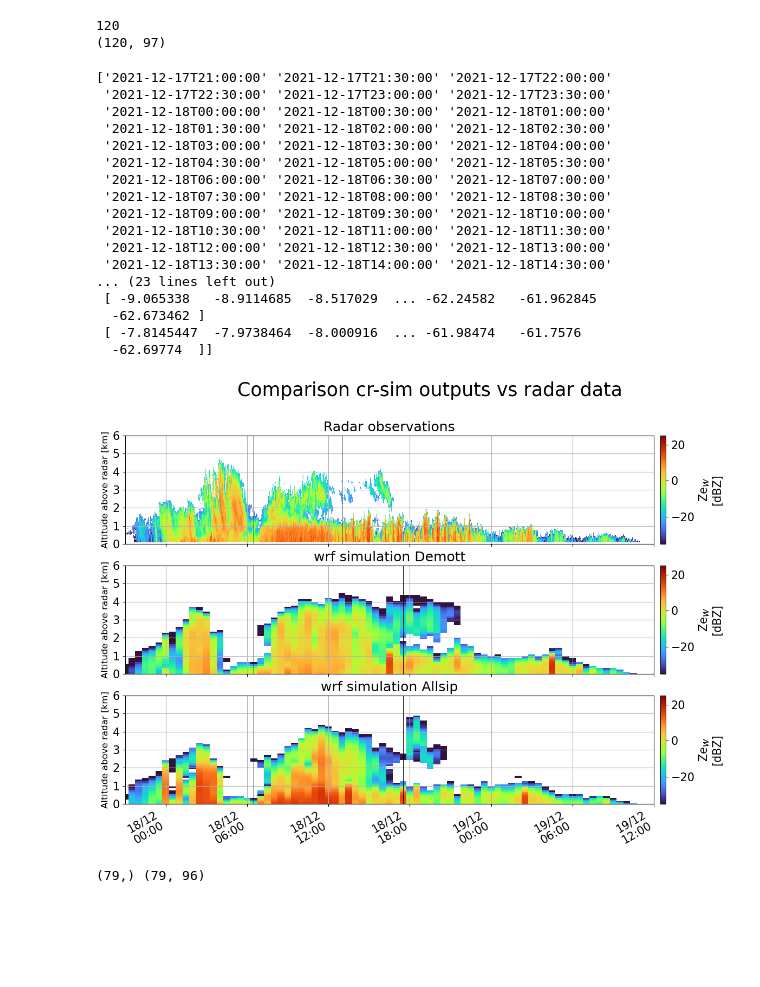
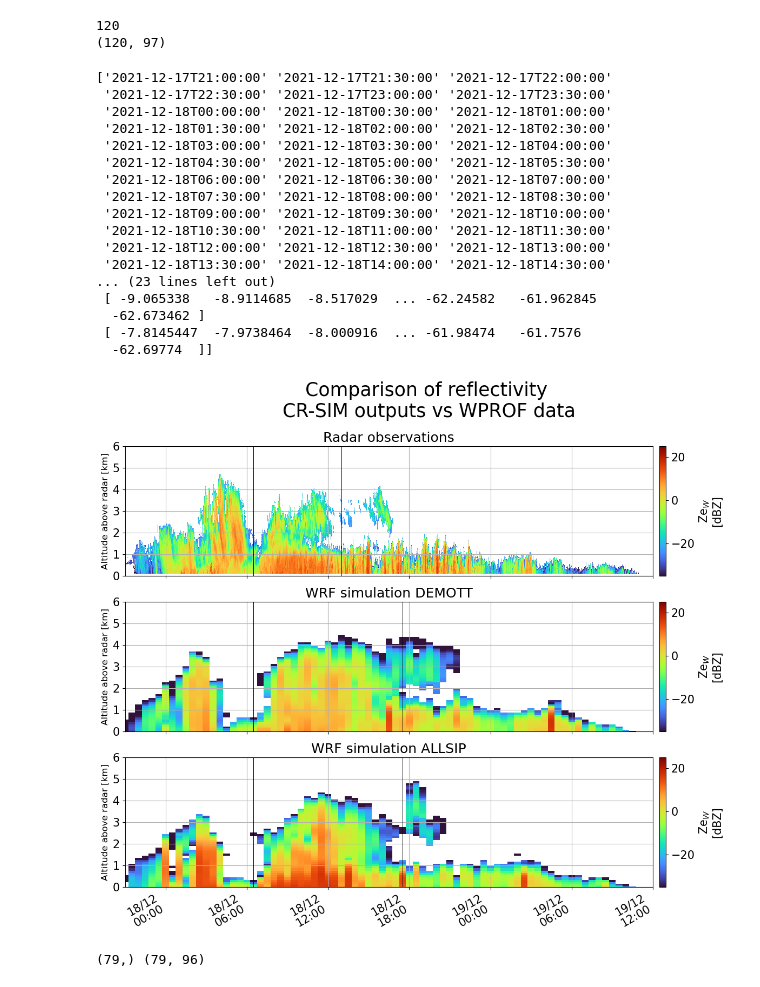
Before and after one commit to eliotperrin/Mixed-phase-cloud-with-CR-SIM, a Jupyter notebook: Comparaison.ipynb, the cells around one changed output. Drawn from its saved outputs; the diff is of its cells as text; code cells hidden in the pictures; blank space fills up the shorter version.

```diff
--- a/Comparaison.ipynb
+++ b/Comparaison.ipynb
@@ -255,8 +255,8 @@ for jj in range(len(ZZ_allsip)-1):
 (120, 97)
 # %%
 plt.rcParams['font.size']=15
-fig,axs = plt.subplots(3,1,figsize=(15,10),sharex=True)
-fig.suptitle('Comparison cr-sim outputs vs radar data', fontsize=25)
+fig,axs = plt.subplots(3,1,figsize=(15,12),sharex=True)
+fig.suptitle('Comparison of reflectivity \nCR-SIM outputs vs WPROF data', fontsize=25)
 
 im0=axs[0].pcolormesh(x_axis,Rgates,Ze_plot.T,vmin=-35,vmax=25,cmap='turbo')
 
@@ -281,7 +281,7 @@ im1 = axs[1].pcolormesh(to_np(wrf_time[0:-1]),to_np(ZZ)/1000,REFL[spin_up:end-1]
 # Quand on plot la réfléctivité on fait spin_up:end-1
 
 axs[1].set_xlim(wrf_time[0], wrf_time[-1])
-axs[1].set_title('wrf simulation Demott')
+axs[1].set_title('WRF simulation DEMOTT')
 
 l1_model = axs[1].axvline((datetime.datetime(2021, 12, 18, 6, 30)), color = 'k',linewidth=0.7)
 l2_model = axs[1].axvline((datetime.datetime(2021, 12, 18, 17, 30)), color = 'k',linewidth=0.7)
@@ -301,7 +301,7 @@ axs[1].xaxis.set_major_formatter(xfmt)
 im2 = axs[2].pcolormesh(to_np(wrf_time[0:-1]),to_np(ZZ_allsip)/1000,REFL_allsip[spin_up:end-1].T,vmin=-35,vmax=25,cmap='turbo')
 
 axs[2].set_xlim(wrf_time[0], wrf_time[-1])
-axs[2].set_title('wrf simulation Allsip')
+axs[2].set_title('WRF simulation ALLSIP')
 
 l1_model = axs[2].axvline((datetime.datetime(2021, 12, 18, 6, 30)), color = 'k',linewidth=0.7)
 l2_model = axs[2].axvline((datetime.datetime(2021, 12, 18, 17, 30)), color = 'k',linewidth=0.7)
@@ -324,34 +324,34 @@ axs[2].xaxis.set_major_formatter(xfmt)
 
 
 #im2 = axs[1].pcolormesh(to_np(wrf_time[0:-1]),to_np(ZZ_allsip)/1000,REFL_allsip[spin_up:end-1].T,vmin=-35,vmax=25,cmap='turbo')
 
 
 
 fig.autofmt_xdate()
 plt.colorbar(im0,label=r'Ze$_{W}$'+'\n[dBZ]',pad=.01,ax=axs[0])
 plt.colorbar(im1, label=r'Ze$_{W}$'+'\n[dBZ]',pad=.01,ax=axs[1])
 plt.colorbar(im2,label=r'Ze$_{W}$'+'\n[dBZ]',pad=.01,ax=axs[2])
 
 print(wrf_time, tCNT )
 # %% [output]
 ['2021-12-17T21:00:00' '2021-12-17T21:30:00' '2021-12-17T22:00:00'
  '2021-12-17T22:30:00' '2021-12-17T23:00:00' '2021-12-17T23:30:00'
  '2021-12-18T00:00:00' '2021-12-18T00:30:00' '2021-12-18T01:00:00'
  '2021-12-18T01:30:00' '2021-12-18T02:00:00' '2021-12-18T02:30:00'
  '2021-12-18T03:00:00' '2021-12-18T03:30:00' '2021-12-18T04:00:00'
  '2021-12-18T04:30:00' '2021-12-18T05:00:00' '2021-12-18T05:30:00'
  '2021-12-18T06:00:00' '2021-12-18T06:30:00' '2021-12-18T07:00:00'
  '2021-12-18T07:30:00' '2021-12-18T08:00:00' '2021-12-18T08:30:00'
  '2021-12-18T09:00:00' '2021-12-18T09:30:00' '2021-12-18T10:00:00'
  '2021-12-18T10:30:00' '2021-12-18T11:00:00' '2021-12-18T11:30:00'
  '2021-12-18T12:00:00' '2021-12-18T12:30:00' '2021-12-18T13:00:00'
  '2021-12-18T13:30:00' '2021-12-18T14:00:00' '2021-12-18T14:30:00'
 ... (23 lines left out)
  [ -9.065338   -8.9114685  -8.517029  ... -62.24582   -61.962845
   -62.673462 ]
  [ -7.8145447  -7.9738464  -8.000916  ... -61.98474   -61.7576
   -62.69774  ]]
-[figure, old version]
+[figure, new version]
 # %%
 print(wrf_time.shape, tCNT.shape)
 # %% [output]
```
Also changed, not shown: parts of 3 cells of this notebook, 3 other files.
